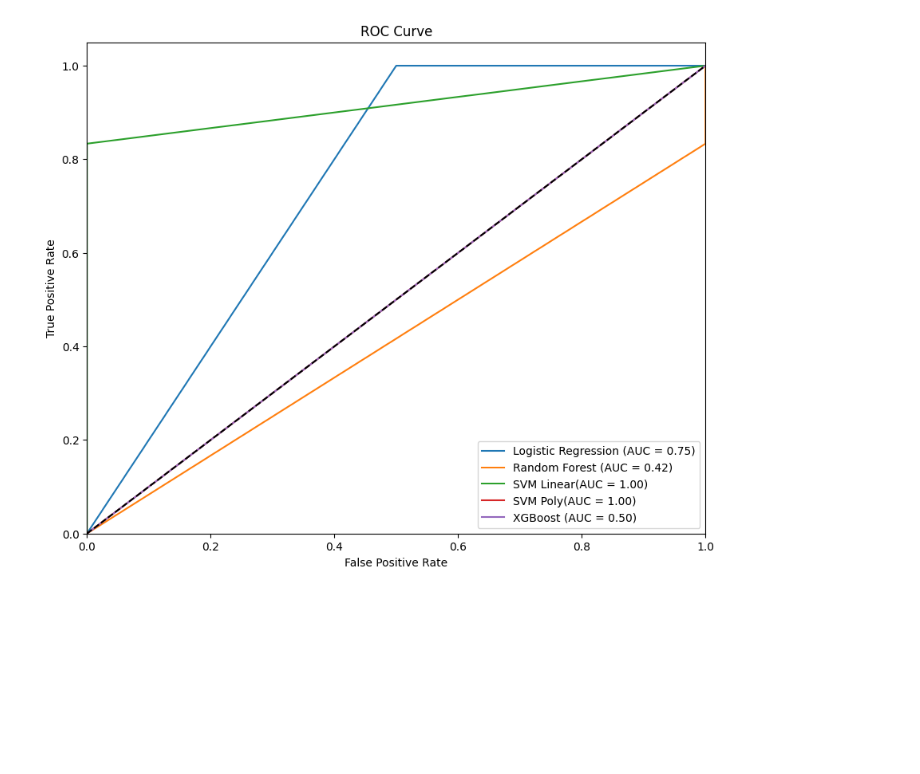
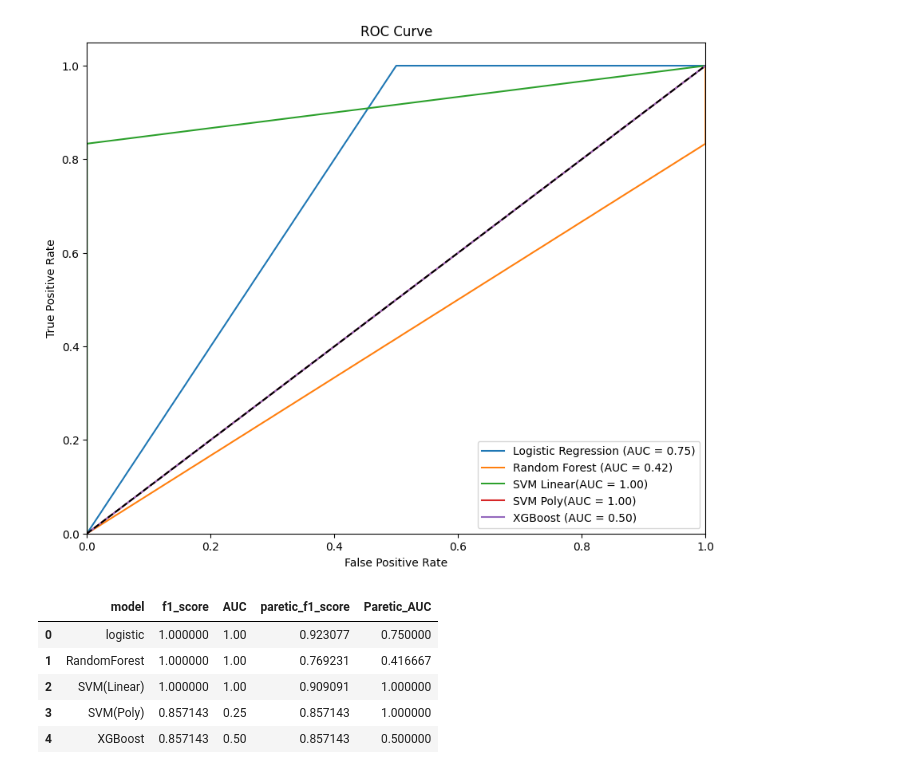
Before and after one commit to softstat/analysis, a Jupyter notebook: 0%/stand0.ipynb, the cells around one changed output. Saved outputs shown, nothing was run; the diff lists cells and outputs as text; code cells hidden in the pictures; blank space fills up the shorter version.

```diff
--- a/0%/stand0.ipynb
+++ b/0%/stand0.ipynb
@@ -745,3 +744,20 @@ plt.legend(loc="lower right")
 plt.show()
 # %% [output]
 [figure]
+# %%
+### AUC 결과
+result = {'model':["logistic","RandomForest","SVM(Linear)","SVM(Poly)","XGBoost"],
+          'f1_score':[f1_lr,f1_best_rf,f1_best_svm_linear,f1_best_svm_poly,f1_best_xgb],
+          'AUC':[auc_lr,auc_best_rf,auc_best_svm_linear,auc_best_svm_poly,auc_best_xgb],
+          'paretic_f1_score':[f1_lr_ps,f1_best_par_rf,f1_best_par_svm_linear,f1_best_par_svm_poly,f1_best_par_xgb],
+          'Paretic_AUC':[auc_lr_ps,auc_best_par_rf,auc_best_par_svm_linear,auc_best_par_svm_poly,auc_best_par_xgb]}
+# %%
+result = pd.DataFrame(result)
+result
+# %% [output]
+|  | model | f1_score | AUC | paretic_f1_score | Paretic_AUC |
+| 0 | logistic | 1.000000 | 1.00 | 0.923077 | 0.750000 |
+| 1 | RandomForest | 1.000000 | 1.00 | 0.769231 | 0.416667 |
+| 2 | SVM(Linear) | 1.000000 | 1.00 | 0.909091 | 1.000000 |
+| 3 | SVM(Poly) | 0.857143 | 0.25 | 0.857143 | 1.000000 |
+| 4 | XGBoost | 0.857143 | 0.50 | 0.857143 | 0.500000 |
```
Also changed, not shown: parts of 2 cells of this notebook.
